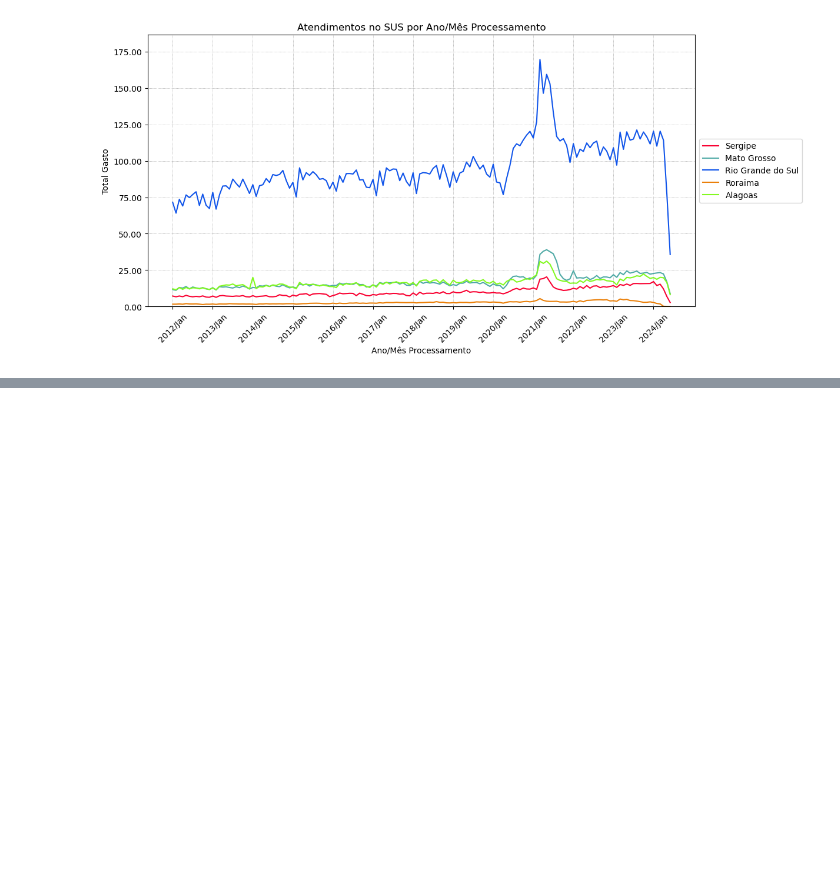
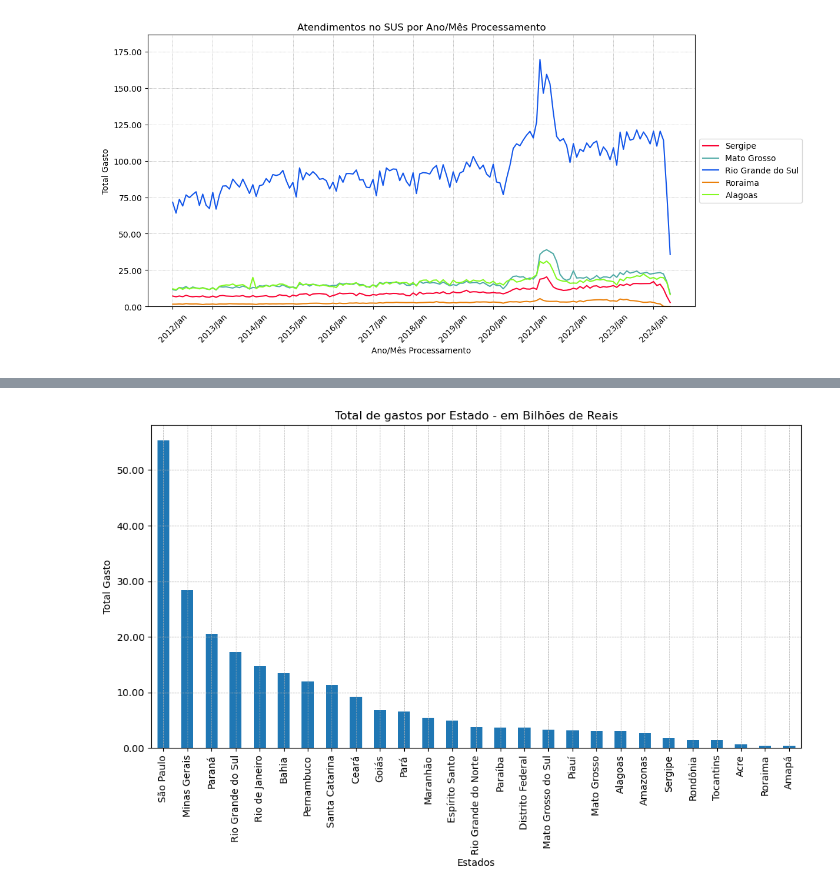
Before and after one commit to janainacazuza/Data-Analytics-FIAP-Pos-Thech, a Jupyter notebook: fase_01/notebooks/exploration/02_aih_atend.ipynb, the cells around one changed output, grey strips where cells are left out. Cells and saved outputs as stored; diff of their text form; code cells hidden in the pictures; blank space fills up the shorter version.

```diff
--- a/fase_01/notebooks/exploration/02_aih_atend.ipynb
+++ b/fase_01/notebooks/exploration/02_aih_atend.ipynb
@@ -719,0 +737,15 @@ plot_state_spending(amostra2_plot[meses_fitrados].head(5))
+# %%
+#Divido o total por 1 bilhão para melhor visualização
+order_total_geral = order_total_geral/1000000000
+# %%
+# Plotando o gráfico
+axis = order_total_geral.plot(kind='bar', figsize=(12,6))
+plt.title('Total de gastos por Estado - em Bilhões de Reais')
+plt.xlabel('Estados')
+plt.ylabel('Total Gasto')
+plt.gca().yaxis.set_major_formatter(ticker.StrMethodFormatter('{x:,.2f}'))
+plt.grid(True,  linestyle='--', linewidth=0.5)
+plt.gca().xaxis.set_tick_params(labelsize=10)
+plt.show()
+# %% [output]
+[figure, added]
```
Also changed, not shown: parts of 29 cells of this notebook.
